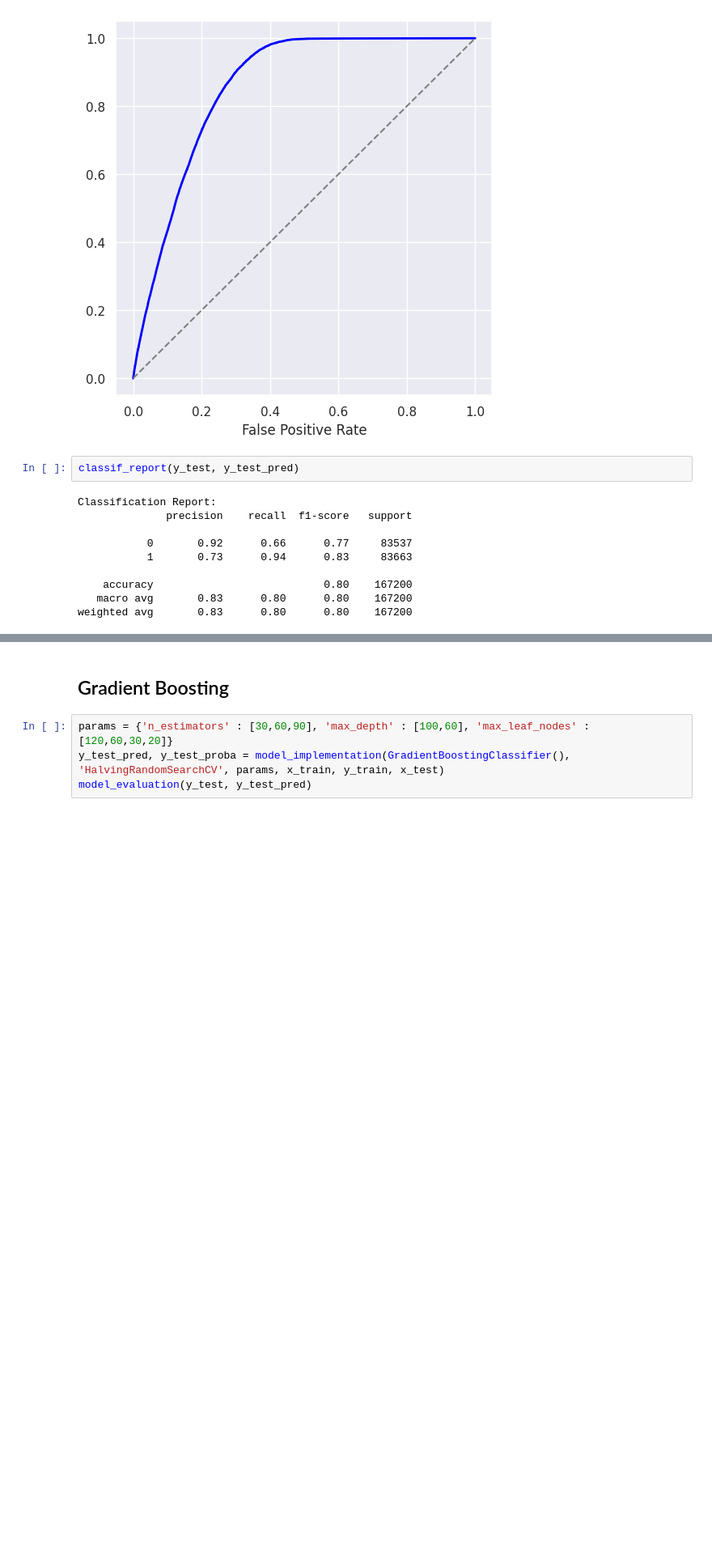
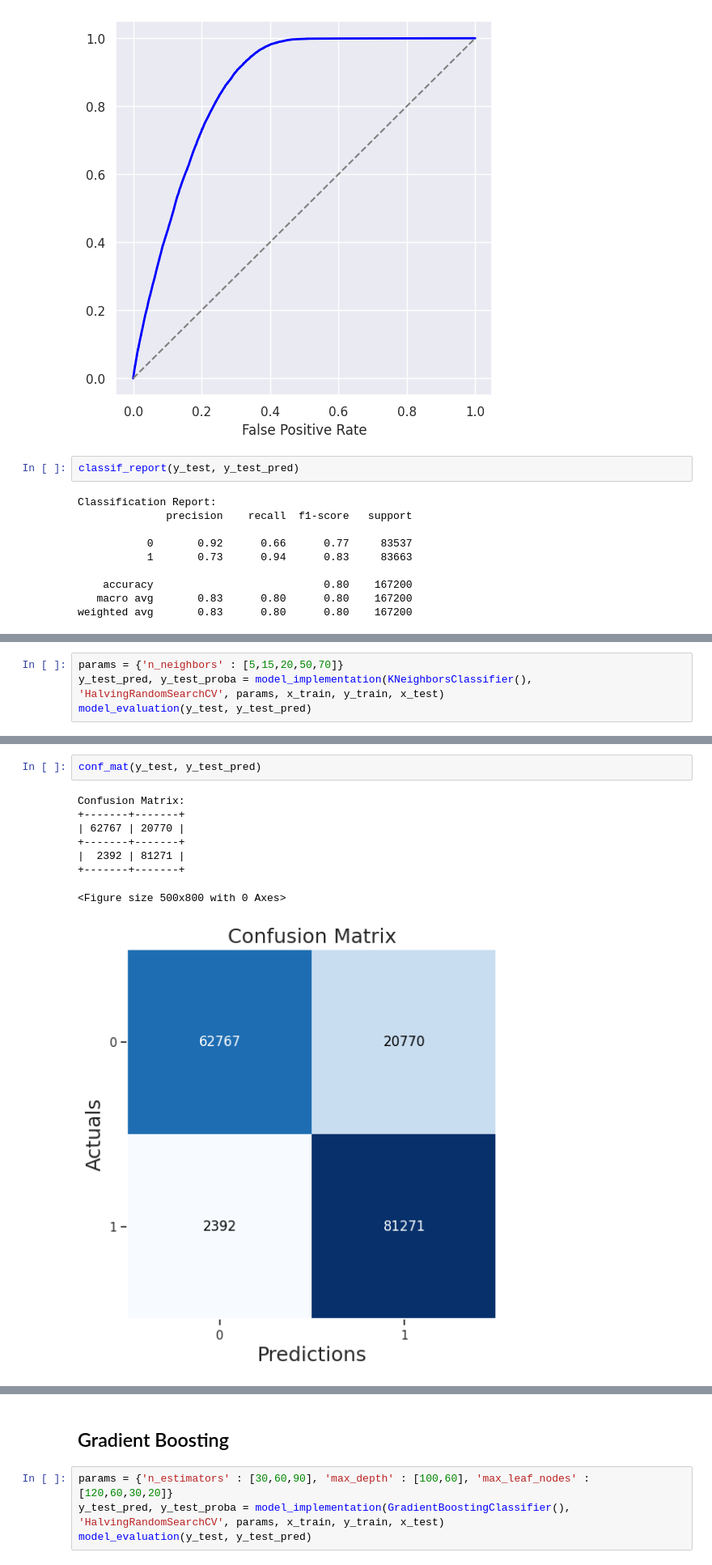
Before and after one commit to gautampatil01/Health-Insurance-Cross-Sell-Prediction, a Jupyter notebook: TRAIN_HEALTH_INSURANCE_CROSS_SELL_PREDICTION.ipynb, the cells around one changed output, grey strips where cells are left out. Shown at 81% size. Drawn from its saved outputs; the diff is of its cells as text; blank space fills up the shorter version.

```diff
--- a/TRAIN_HEALTH_INSURANCE_CROSS_SELL_PREDICTION.ipynb
+++ b/TRAIN_HEALTH_INSURANCE_CROSS_SELL_PREDICTION.ipynb
@@ -767,0 +782,4 @@ weighted avg       0.83      0.80      0.80    167200
+# %%
+params = {'n_neighbors' : [5,15,20,50,70]}
+y_test_pred, y_test_proba = model_implementation(KNeighborsClassifier(), 'HalvingRandomSearchCV', params, x_train, y_train, x_test)
+model_evaluation(y_test, y_test_pred)
@@ -767,0 +799,11 @@ weighted avg       0.83      0.80      0.80    167200
+# %%
+conf_mat(y_test, y_test_pred)
+# %% [output]
+Confusion Matrix:
++-------+-------+
+| 62767 | 20770 |
++-------+-------+
+|  2392 | 81271 |
++-------+-------+
+<Figure size 500x800 with 0 Axes>
+[figure, added]
```
Also changed, not shown: parts of 8 cells of this notebook.
